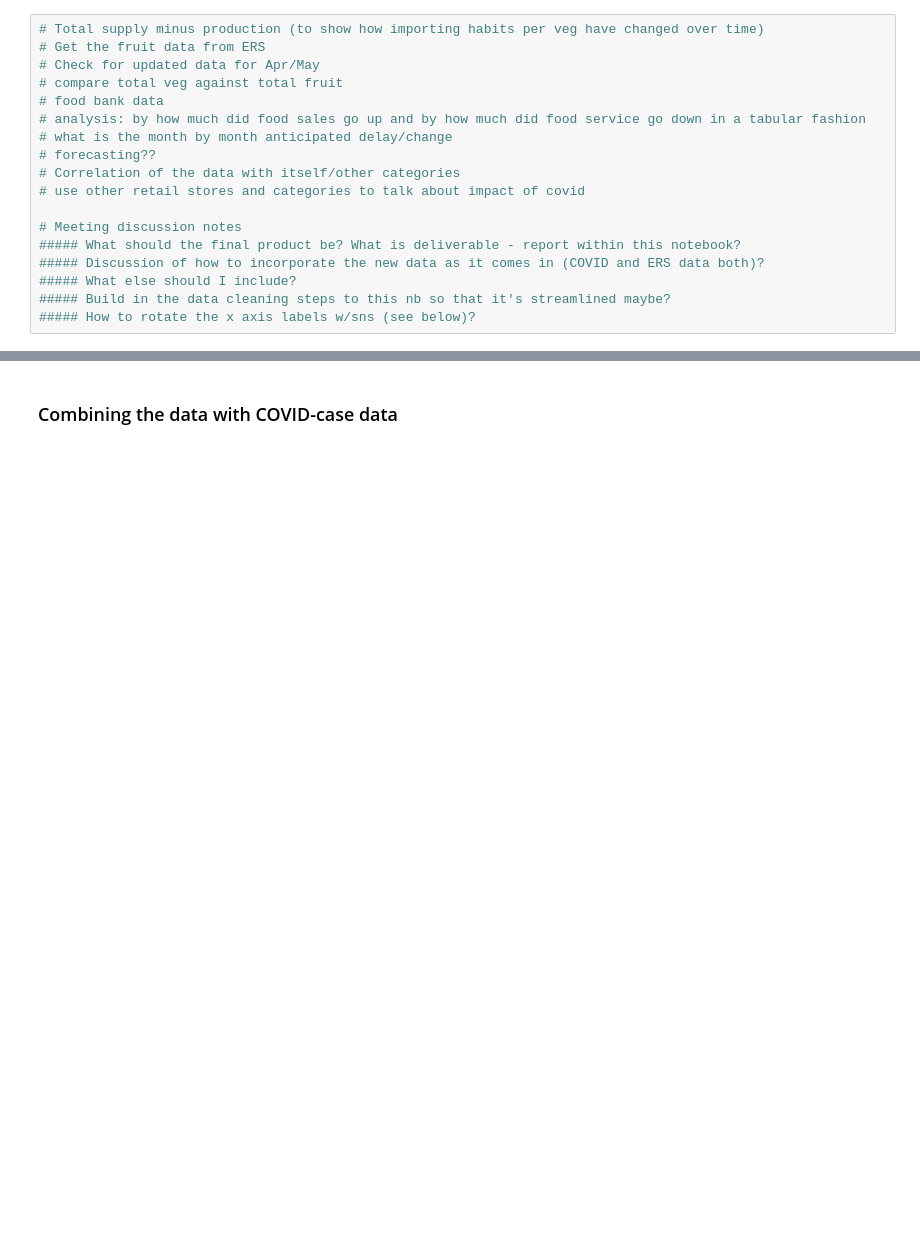
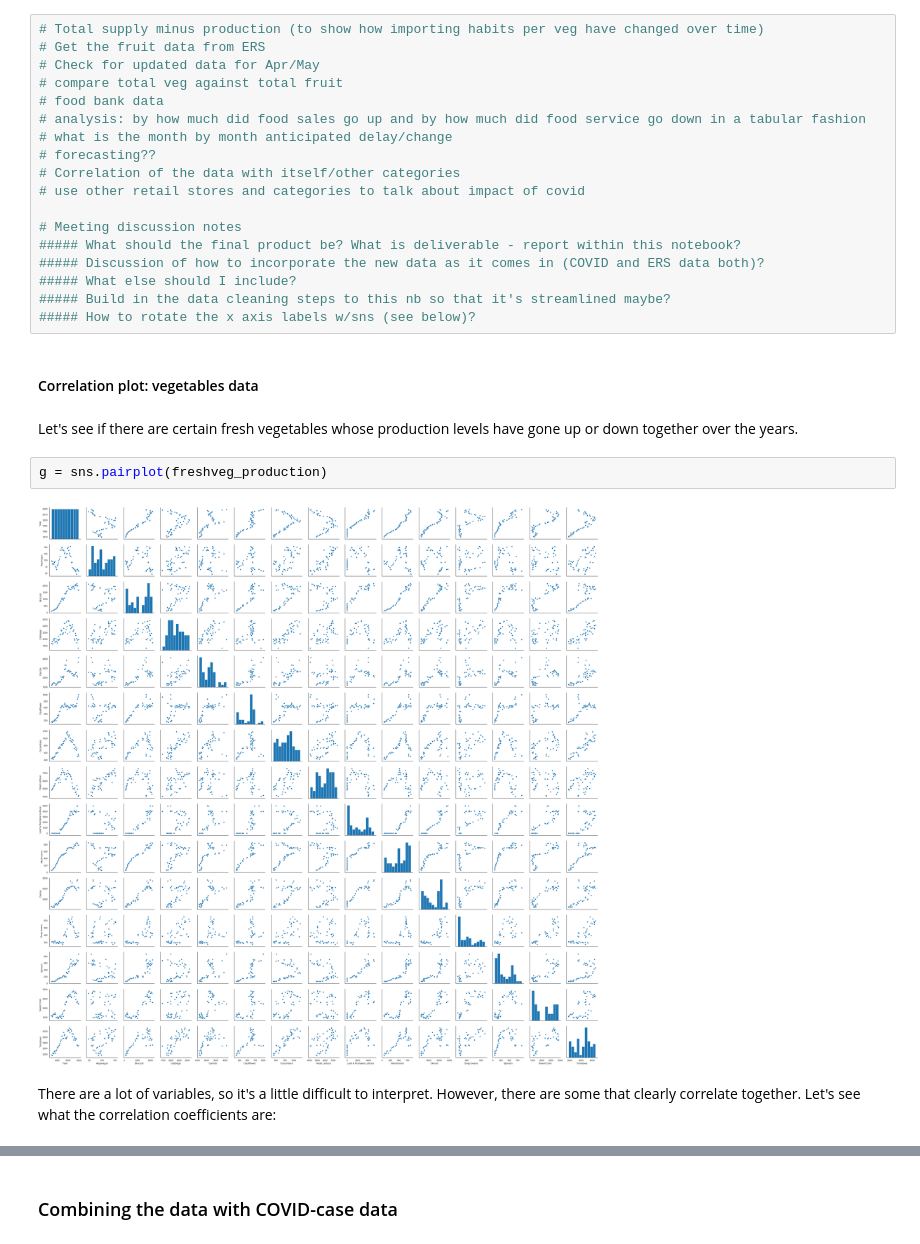
Before and after one commit to kdebrota/Independent_Study, a Jupyter notebook: notebooks/Food in the Time of Coronavirus - 1.2.ipynb, the cells around one changed output, grey strips where cells are left out. Saved outputs shown, nothing was run; the diff lists cells and outputs as text; blank space fills up the shorter version.

```diff
--- a/notebooks/Food in the Time of Coronavirus - 1.2.ipynb
+++ b/notebooks/Food in the Time of Coronavirus - 1.2.ipynb
@@ -669,3 +746,13 @@ Looks like a nearly perfect linear increase in total vegetable production over t
 ##### What else should I include?
 ##### Build in the data cleaning steps to this nb so that it's streamlined maybe?
 ##### How to rotate the x axis labels w/sns (see below)?
+# %% [markdown]
+#### Correlation plot: vegetables data
+# %% [markdown]
+Let's see if there are certain fresh vegetables whose production levels have gone up or down together over the years.
+# %%
+g = sns.pairplot(freshveg_production)
+# %% [output]
+[figure, added]
+# %% [markdown]
+There are a lot of variables, so it's a little difficult to interpret. However, there are some that clearly correlate together. Let's see what the correlation coefficients are:
```
Also changed, not shown: parts of 14 cells of this notebook, 18 other files.
